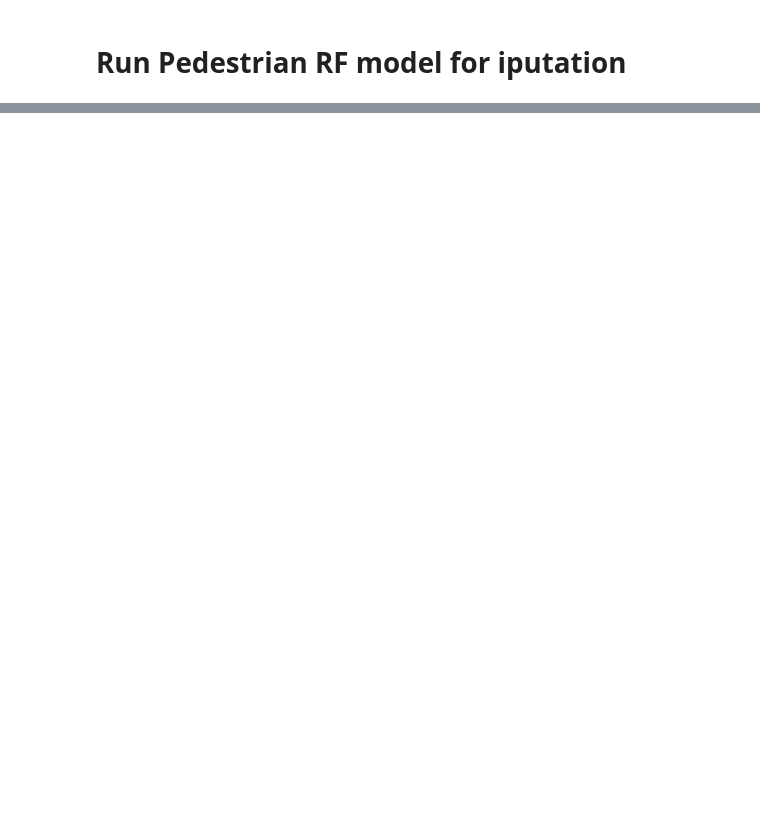
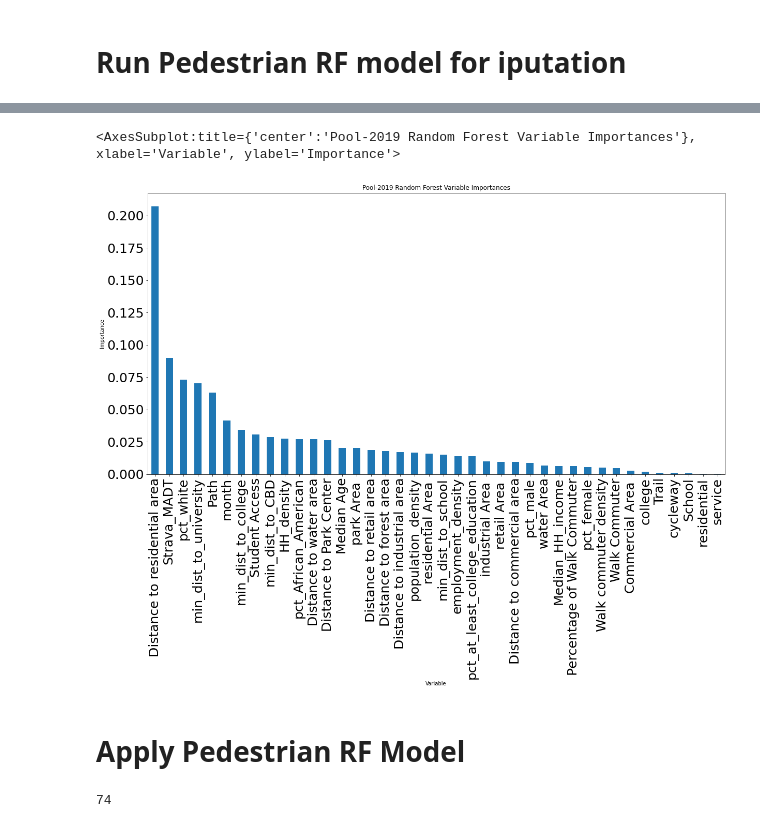
Before and after one commit to mintu07ruet/QC-Article, a Jupyter notebook: RF Model.ipynb, the cells around one changed output, grey strips where cells are left out. Cells and saved outputs as stored; diff of their text form; code cells hidden in the pictures; blank space fills up the shorter version.

```diff
--- a/RF Model.ipynb
+++ b/RF Model.ipynb
@@ -579,0 +641,5 @@ sns.lineplot(data=pred_save, x="month", y="Predicted_MADBT")
+# %%
+# split data into X dataframe and Y dataframe:
+X_data2 = pdata.drop("AASHTO_MADT", axis=1)
+Y_data2 = pdata["AASHTO_MADT"]
+print(f"X_data.shape: {X_data2.shape} Y_data.shape: {Y_data2.shape}")
@@ -579,0 +648,7 @@ sns.lineplot(data=pred_save, x="month", y="Predicted_MADBT")
+# %%
+features2 = pdata.drop("AASHTO_MADT", axis=1)
+feature_list2 = list(features2.columns)
+# %%
+X2 = np.asarray(X_data2)
+Y2 = np.asarray(Y_data2)
+print(f"X.shape: {X2.shape} Y.shape: {Y2.shape}")
@@ -579,0 +657,3 @@ sns.lineplot(data=pred_save, x="month", y="Predicted_MADBT")
+# %%
+from sklearn.model_selection import train_test_split
+X_train, X_test,y_train, y_test = train_test_split(X2, Y2, test_size=0.2,random_state=94704)
@@ -579,0 +961,12 @@ sns.lineplot(data=pred_save, x="month", y="Predicted_MADBT")
+# %%
+importances = list(brf_model.feature_importances_)# List of tuples with variable and importance
+feature_importances = [(features2, round(importance, 4)) for feature, importance in zip(feature_list2, importances)]# Sort the feature importances by most important first
+feature_importances = sorted(feature_importances, key = lambda x: x[1], reverse = True)# Print out the feature and importances
+#[print('Variable: {:20} Importance: {}'.format(*pair)) for pair in feature_importances];
+feature_importances_dfb = pd.DataFrame(brf_model.feature_importances_, index=X_data2.columns, columns=[
+                                      'Importance']).sort_values('Importance', ascending=False)
+feature_importances_dfb[0:40].plot(kind='bar', figsize=(20, 10), style='fivethirtyeight', fontsize=25, legend=False,
+                            title= "Pool-2019 Random Forest Variable Importances", ylabel="Importance", xlabel="Variable")
+# %% [output]
+<AxesSubplot:title={'center':'Pool-2019 Random Forest Variable Importances'}, xlabel='Variable', ylabel='Importance'>
+[figure, added]
@@ -579,0 +975,2 @@ sns.lineplot(data=pred_save, x="month", y="Predicted_MADBT")
+# %% [markdown]
+# Apply Pedestrian RF Model
@@ -579,0 +996,4 @@ sns.lineplot(data=pred_save, x="month", y="Predicted_MADBT")
+# %%
+papp['ID'].nunique()
+# %% [output]
+74
```
Also changed, not shown: parts of 24 cells of this notebook, 6 other files.
